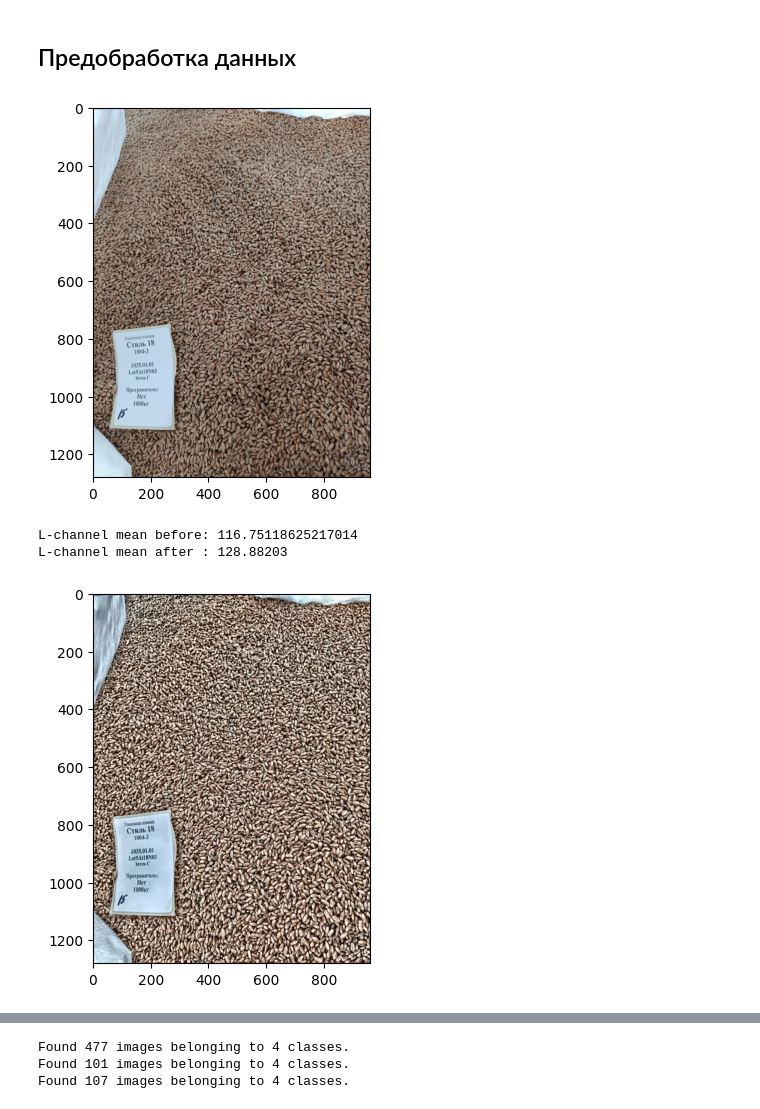
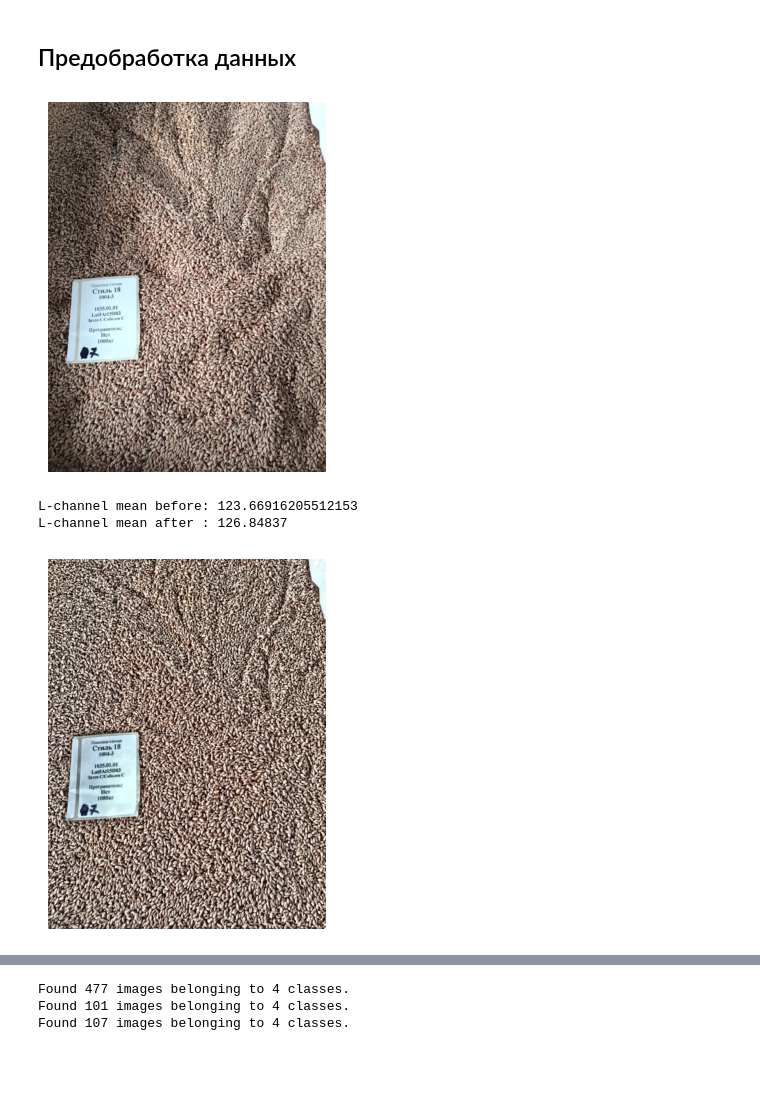
Before and after one commit to hdl0909/classification-of-seeds-by-quality, a Jupyter notebook: model.ipynb, the cells around one changed output, grey strips where cells are left out. Cells and saved outputs as stored; diff of their text form; code cells hidden in the pictures; blank space fills up the shorter version.

```diff
--- a/model.ipynb
+++ b/model.ipynb
@@ -146,11 +139,12 @@ def apply_clahe_pil(img):
 # %%
-photo_before_clahe = cv2.imread('drive/MyDrive/Colab_Notebooks/data_split/train/good/photo_100.jpg')
+photo_before_clahe = cv2.imread('drive/MyDrive/Colab_Notebooks/data_split/train/good/photo_86.jpg')
 photo_before_clahe = cv2.cvtColor(photo_before_clahe, cv2.COLOR_BGR2RGB)
 
 plt.imshow(photo_before_clahe)
+plt.axis('off')
 plt.show()
 # %% [output]
-[figure, old version]
+[figure, new version]
 # %%
 photo_after_clahe = apply_clahe_pil(photo_before_clahe.astype('uint8'))
 
@@ -158,11 +152,12 @@ print("L-channel mean before:", photo_before_clahe.mean())
 print("L-channel mean after :", photo_after_clahe.mean())
 
 plt.imshow(photo_after_clahe.astype('uint8'))
+plt.axis('off')
 plt.show()
 # %% [output]
-L-channel mean before: 116.75118625217014
-L-channel mean after : 128.88203
+L-channel mean before: 123.66916205512153
+L-channel mean after : 126.84837
-[figure, old version]
+[figure, new version]
 # %%
 # функция, которая создает маску и возвращает ее, она убирает ненужный фон и лишние объекты
 def create_seed_mask(img, lower_seed=np.array([0,0,0]), upper_seed=np.array([180,250,250])):
```
Also changed, not shown: parts of 31 cells of this notebook.
